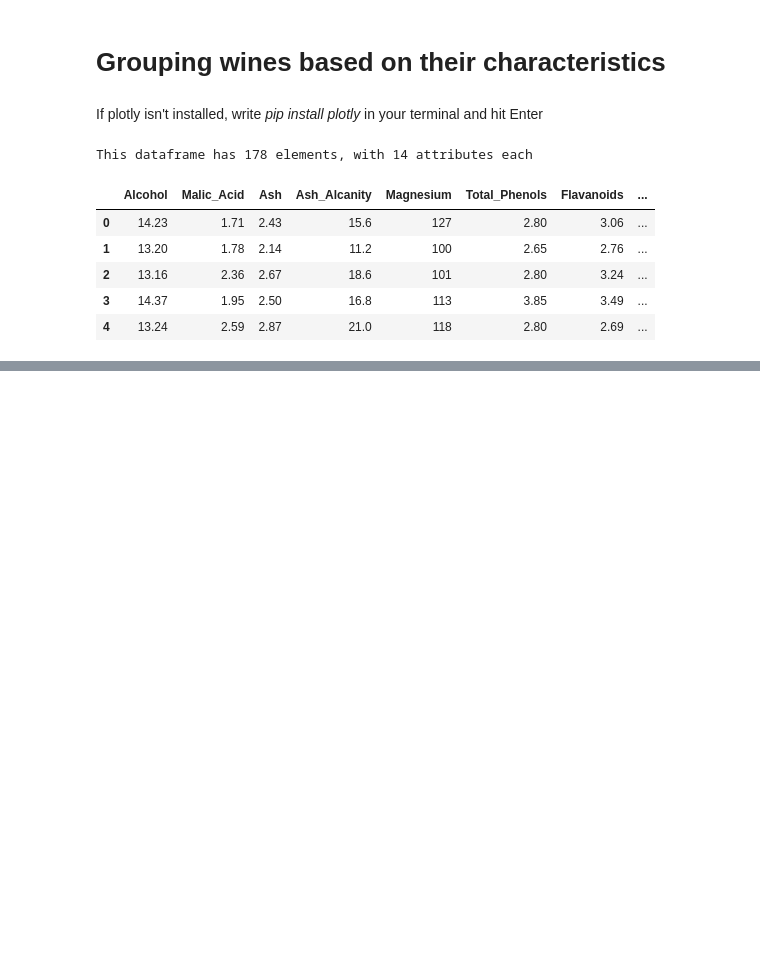
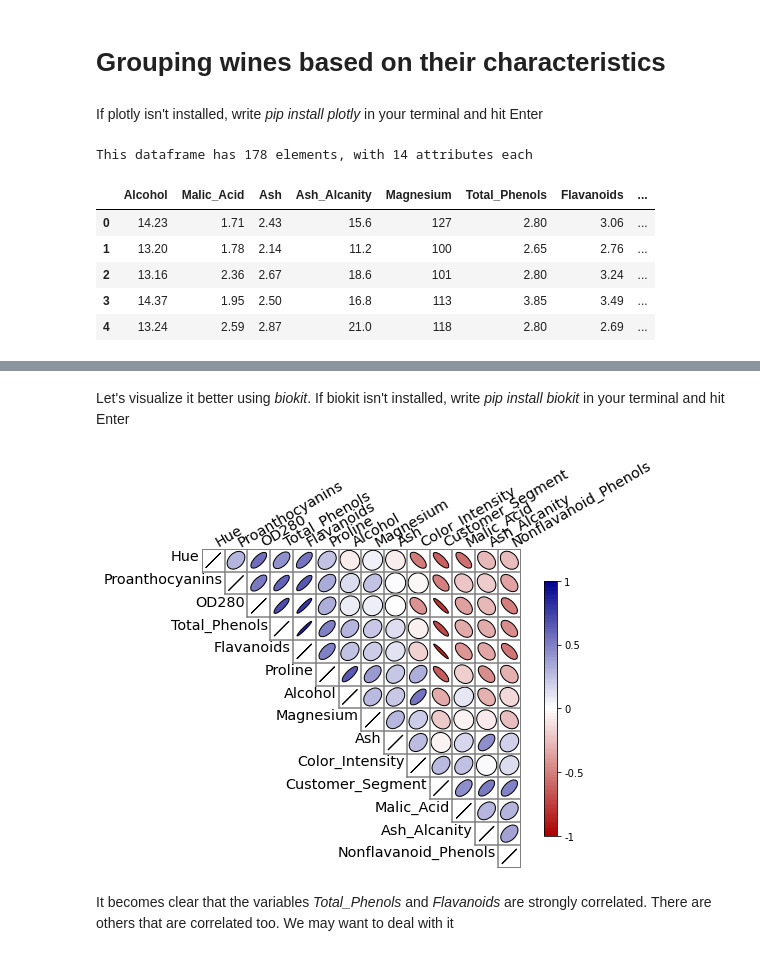
Before and after one commit to pedroheck/machine-learning-basics, a Jupyter notebook: Basics-3-simple-clustering/wine-classification.ipynb, the cells around one changed output, grey strips where cells are left out. Drawn from its saved outputs; the diff is of its cells as text; code cells hidden in the pictures; blank space fills up the shorter version.

```diff
--- a/Basics-3-simple-clustering/wine-classification.ipynb
+++ b/Basics-3-simple-clustering/wine-classification.ipynb
@@ -22,0 +41,3 @@ This dataframe has 178 elements, with 14 attributes each
+# %%
+corr_matrix = df.corr() # DataFrame.corr() returns a dataframe
+corr_matrix
@@ -22,0 +60,2 @@ This dataframe has 178 elements, with 14 attributes each
+# %% [markdown]
+Let's visualize it better using *biokit*. If biokit isn't installed, write *pip install biokit* in your terminal and hit Enter
@@ -22,0 +65,12 @@ This dataframe has 178 elements, with 14 attributes each
+# %%
+corr_graph = corrplot.Corrplot(corr_matrix)
+corr_graph.plot(upper='ellipse', fontsize='x-large')
+
+# Setting figure size
+fig = plt.gcf()
+fig.set_size_inches(13,8)
+fig.show()
+# %% [output]
+[figure, added]
+# %% [markdown]
+It becomes clear that the variables *Total_Phenols* and *Flavanoids* are strongly correlated. There are others that are correlated too. We may want to deal with it
```
Also changed, not shown: parts of 6 cells of this notebook, 1 other file.
